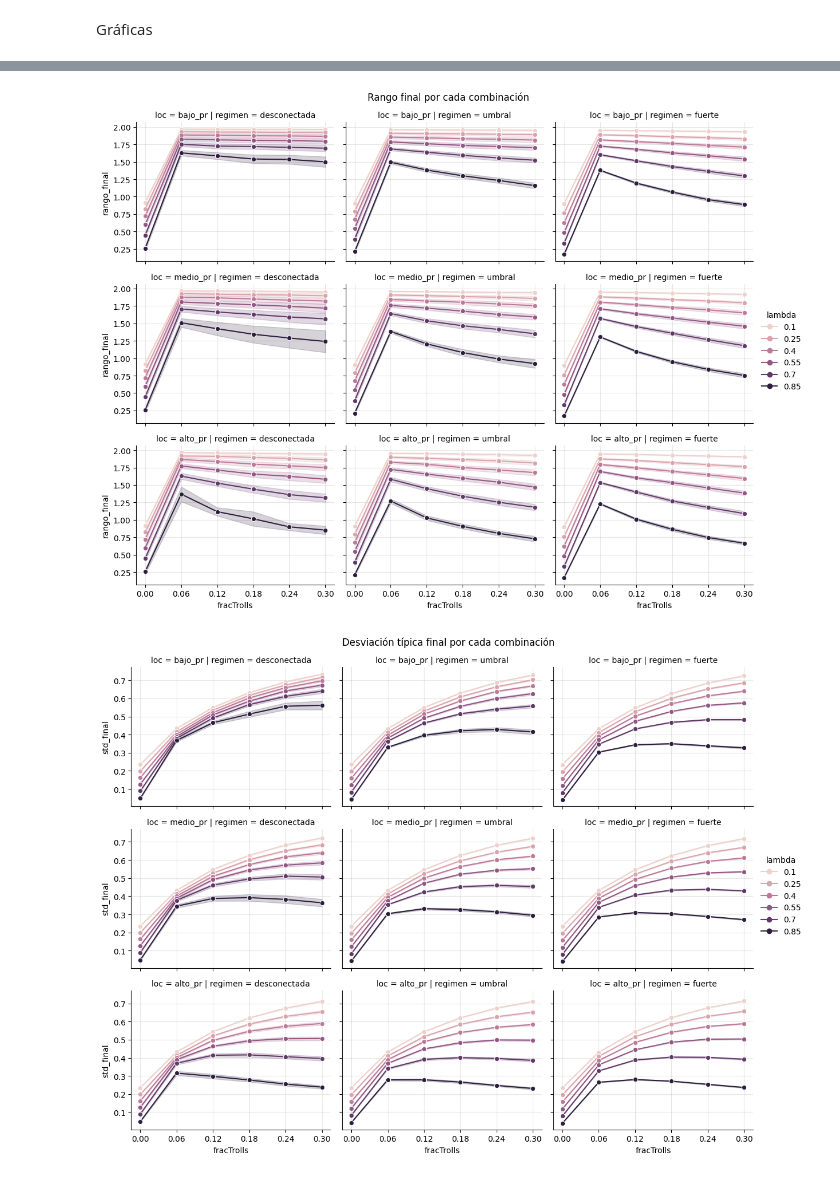
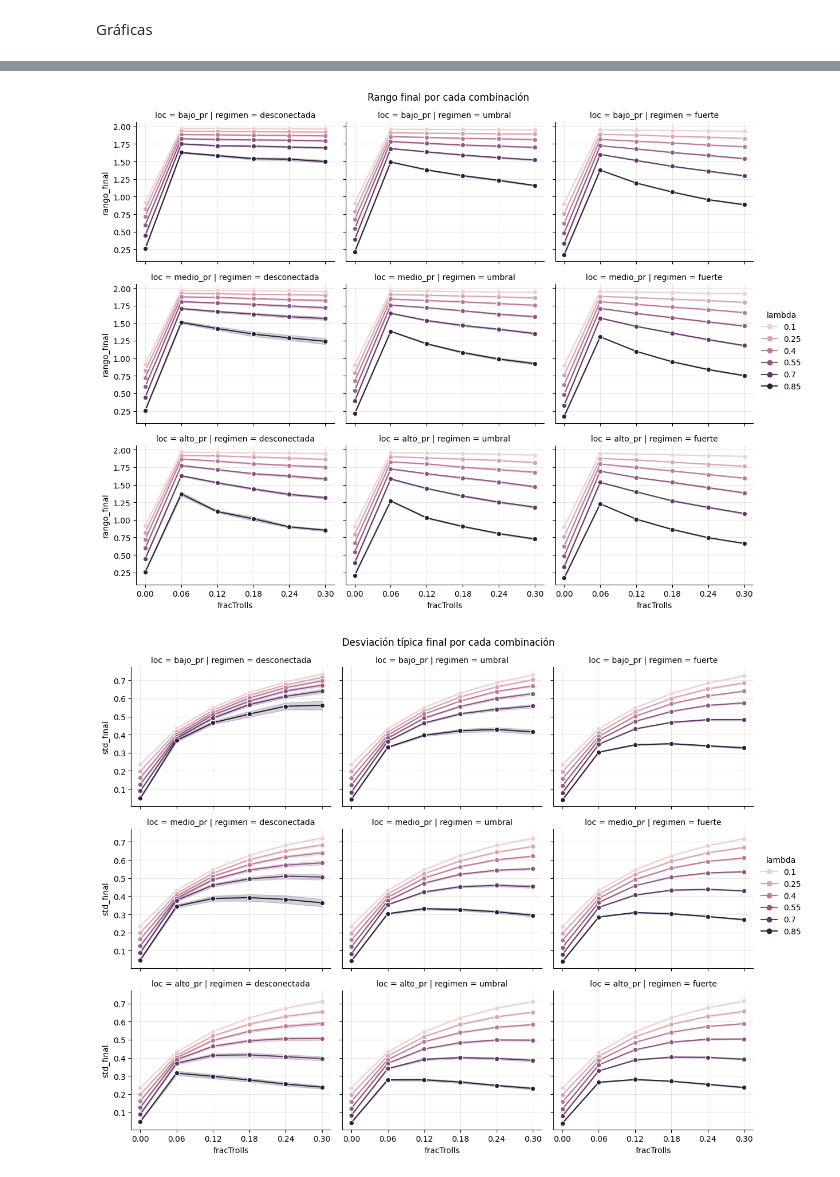
Before and after one commit to inesmolinero/ModeloFriedkin, a Jupyter notebook: analisis_final.ipynb, the cells around one changed output, grey strips where cells are left out. Saved outputs shown, nothing was run; the diff lists cells and outputs as text; code cells hidden in the pictures.

```diff
--- a/analisis_final.ipynb
+++ b/analisis_final.ipynb
@@ -141,29 +127,3 @@ df.groupby("fracTrolls")[metricas_clave].agg(["median", "std"]).round(3)
 | 0.30 | 1.692 | 0.363 | 0.607 | 0.146 | 0.169 | 0.301 | -0.112 | 0.221 | 0.081 | ... |
 # %% [markdown]
 Gráficas
-# %%
-import matplotlib.pyplot as plt
-import seaborn as sns
-
-plt.figure(figsize=(12,6))
-g = sns.relplot(
-    data=df,
-    x="fracTrolls",
-    y="NDI",
-    col="regimen",
-    row="loc",
-    hue="lambda",
-    errorbar="sd",
-    kind="line",
-    marker="o",
-    height=3,
-    aspect=1.3
-)
-xticks = sorted(df["fracTrolls"].unique())
-
-for ax in g.axes.flat:
-    ax.set_xticks(xticks)
-    ax.grid(True, which="major", axis="both", alpha=0.3)
-    ax.set_axisbelow(True)
-plt.suptitle("NDI por cada combinación", y=1.02)
-plt.show()
@@ -173,28 +130,27 @@ plt.show()
 # %%
 g= sns.relplot(
     data=df,
     x="fracTrolls",
     y="rango_final",
     col="regimen",
     row="loc",
     hue= "lambda",
-    errorbar="sd",
     kind="line",
     marker= "o",
     height=3,
     aspect=1.3
 )
 xticks = sorted(df["fracTrolls"].unique())
 
 for ax in g.axes.flat:
     ax.set_xticks(xticks)
     ax.grid(True, which="major", axis="both", alpha=0.3)
     ax.set_axisbelow(True)
 
 plt.suptitle("Rango final por cada combinación", y=1.02)
 plt.show()
 # %% [output]
-[figure, old version]
+[figure, new version]
 # %%
 g= sns.relplot(
     data=df,
```
Also changed, not shown: parts of 8 cells of this notebook, 3 other files.
